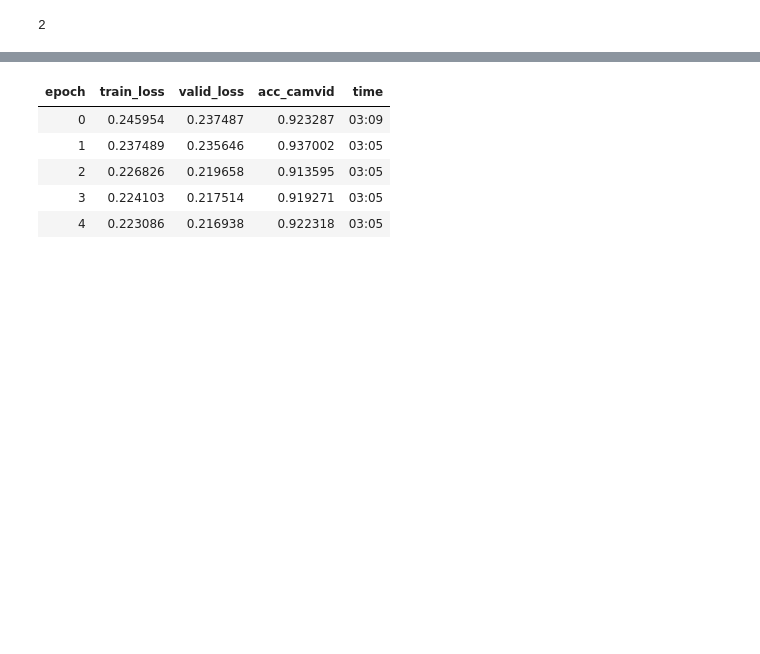
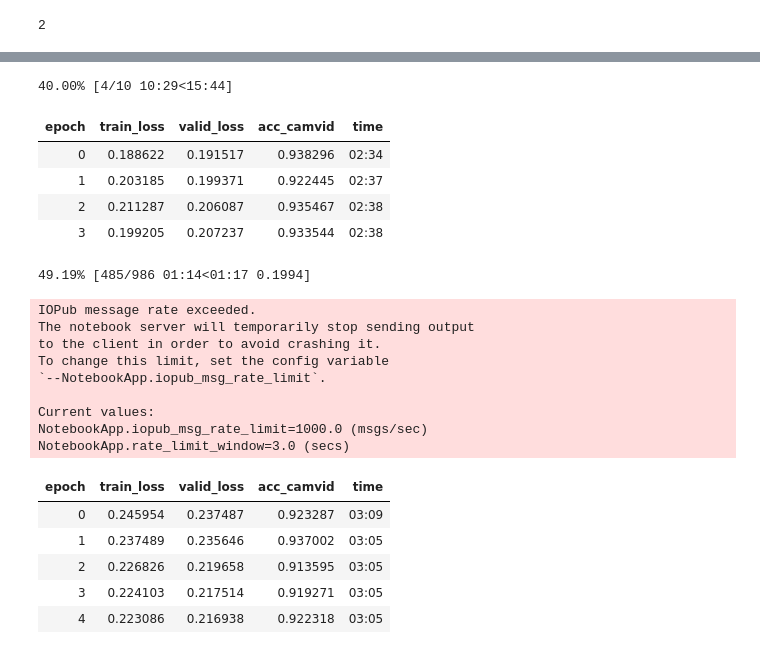
Before and after one commit to doas3140/face-pipeline, a Jupyter notebook: nbs/02_bgseg_unet_training.ipynb, the cells around one changed output, grey strips where cells are left out. Drawn from its saved outputs; the diff is of its cells as text; code cells hidden in the pictures; blank space fills up the shorter version.

```diff
--- a/nbs/02_bgseg_unet_training.ipynb
+++ b/nbs/02_bgseg_unet_training.ipynb
@@ -117,3 +148,22 @@ array([180, 240])
+# %%
+learn.fit_one_cycle(10, 1e-3)
+# %% [output]
+40.00% [4/10 10:29<15:44]
+| epoch | train_loss | valid_loss | acc_camvid | time |
+| 0 | 0.188622 | 0.191517 | 0.938296 | 02:34 |
+| 1 | 0.203185 | 0.199371 | 0.922445 | 02:37 |
+| 2 | 0.211287 | 0.206087 | 0.935467 | 02:38 |
+| 3 | 0.199205 | 0.207237 | 0.933544 | 02:38 |
+49.19% [485/986 01:14<01:17 0.1994]
+IOPub message rate exceeded.
+The notebook server will temporarily stop sending output
+to the client in order to avoid crashing it.
+To change this limit, set the config variable
+`--NotebookApp.iopub_msg_rate_limit`.
+
+Current values:
+NotebookApp.iopub_msg_rate_limit=1000.0 (msgs/sec)
+NotebookApp.rate_limit_window=3.0 (secs)
 # %%
 learn.fit_one_cycle(5, 1e-4)
 # %% [output]
```
Also changed, not shown: parts of 14 cells of this notebook, 26 other files.
